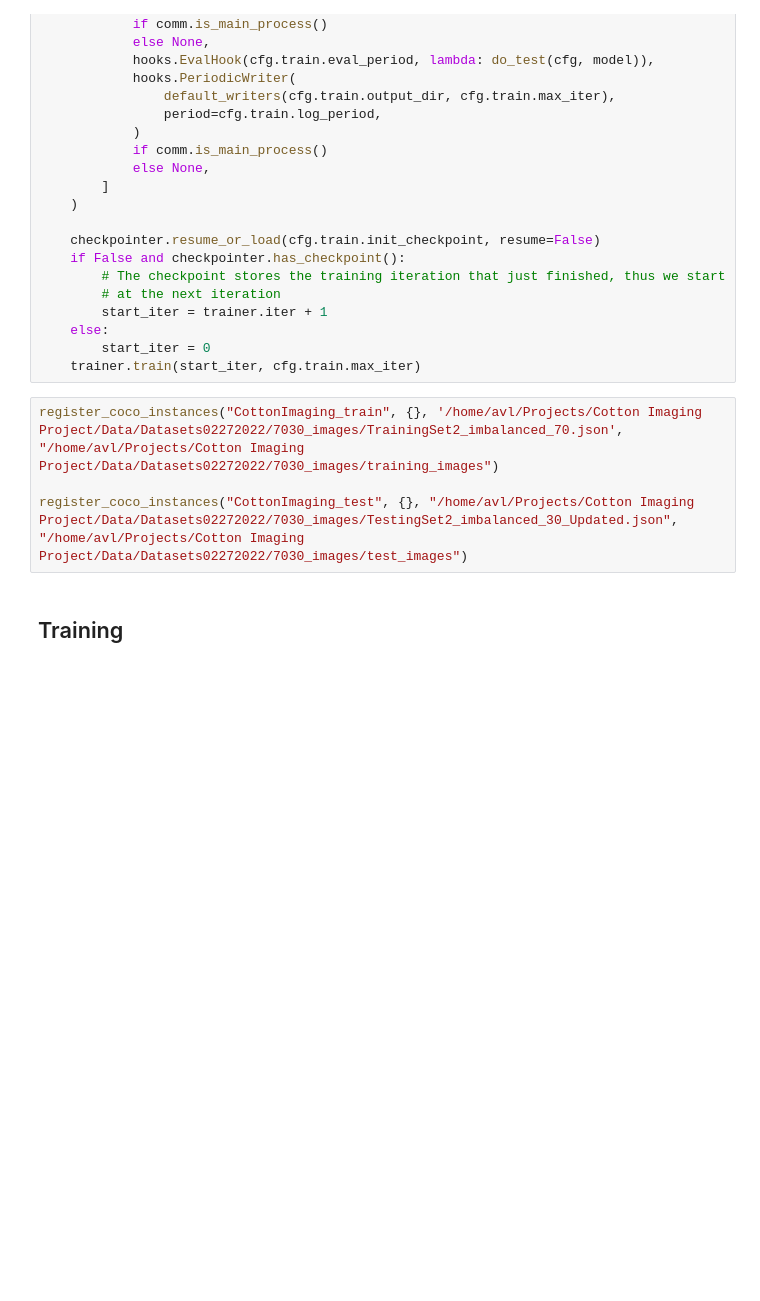
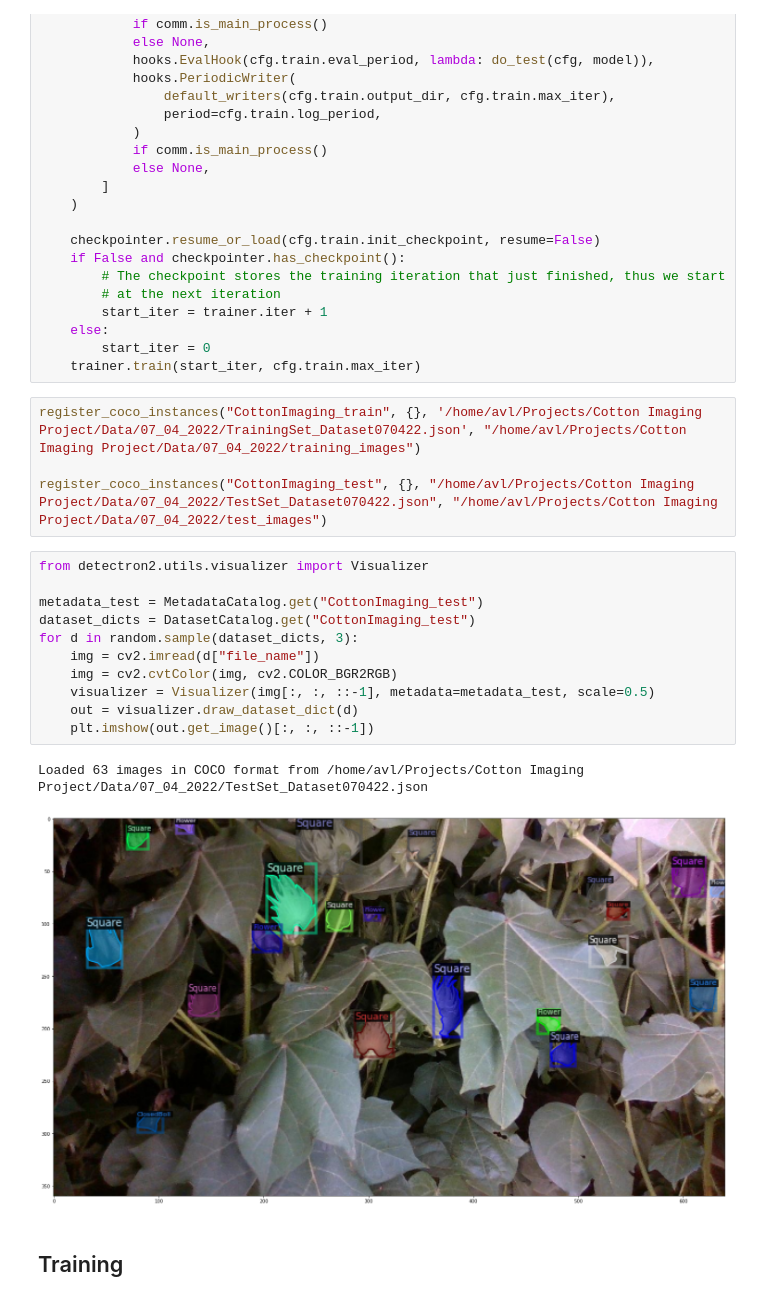
Before and after one commit to FeriBolour/Cotton_Imaging, a Jupyter notebook: Segmentation Models/MaskRCNN_Model_TrainTest_FiftyOne_NewBaselines.ipynb, the cells around one changed output. Drawn from its saved outputs; the diff is of its cells as text; blank space fills up the shorter version.

```diff
--- a/Segmentation Models/MaskRCNN_Model_TrainTest_FiftyOne_NewBaselines.ipynb
+++ b/Segmentation Models/MaskRCNN_Model_TrainTest_FiftyOne_NewBaselines.ipynb
@@ -99,8 +100,22 @@ def do_train(cfg):
         start_iter = 0
     trainer.train(start_iter, cfg.train.max_iter)
 # %%
-register_coco_instances("CottonImaging_train", {}, '/home/avl/Projects/Cotton Imaging Project/Data/Datasets02272022/7030_images/TrainingSet2_imbalanced_70.json', "/home/avl/Projects/Cotton Imaging Project/Data/Datasets02272022/7030_images/training_images")
+register_coco_instances("CottonImaging_train", {}, '/home/avl/Projects/Cotton Imaging Project/Data/07_04_2022/TrainingSet_Dataset070422.json', "/home/avl/Projects/Cotton Imaging Project/Data/07_04_2022/training_images")
 
-register_coco_instances("CottonImaging_test", {}, "/home/avl/Projects/Cotton Imaging Project/Data/Datasets02272022/7030_images/TestingSet2_imbalanced_30_Updated.json", "/home/avl/Projects/Cotton Imaging Project/Data/Datasets02272022/7030_images/test_images")
+register_coco_instances("CottonImaging_test", {}, "/home/avl/Projects/Cotton Imaging Project/Data/07_04_2022/TestSet_Dataset070422.json", "/home/avl/Projects/Cotton Imaging Project/Data/07_04_2022/test_images")
+# %%
+from detectron2.utils.visualizer import Visualizer
+
+metadata_test = MetadataCatalog.get("CottonImaging_test")
+dataset_dicts = DatasetCatalog.get("CottonImaging_test")
+for d in random.sample(dataset_dicts, 3):
+    img = cv2.imread(d["file_name"])
+    img = cv2.cvtColor(img, cv2.COLOR_BGR2RGB)
+    visualizer = Visualizer(img[:, :, ::-1], metadata=metadata_test, scale=0.5)
+    out = visualizer.draw_dataset_dict(d)
+    plt.imshow(out.get_image()[:, :, ::-1])
+# %% [output]
+Loaded 63 images in COCO format from /home/avl/Projects/Cotton Imaging Project/Data/07_04_2022/TestSet_Dataset070422.json
+[figure, added]
 # %% [markdown]
 ## Training
```
Also changed, not shown: parts of 17 cells of this notebook, 1 other file.
